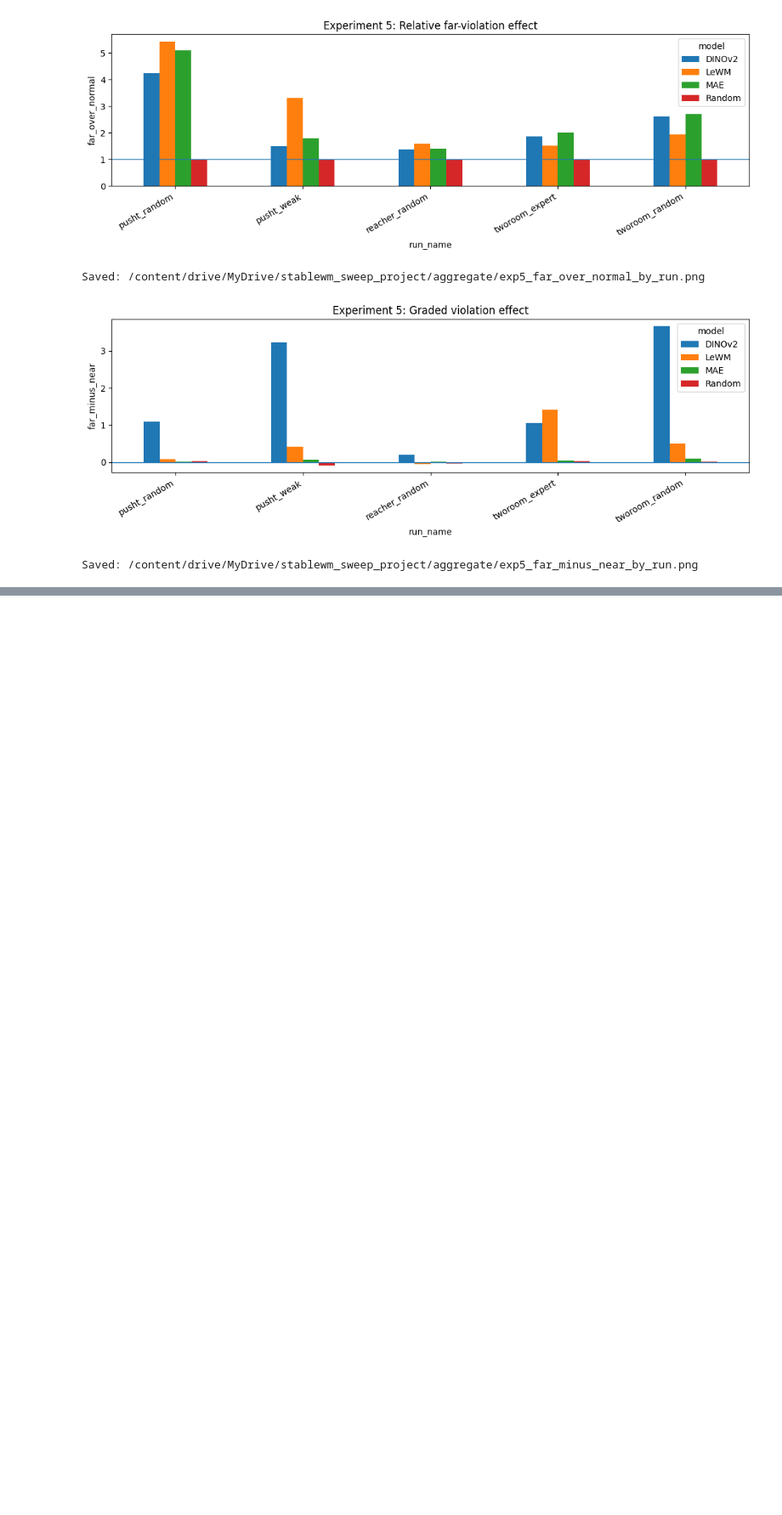
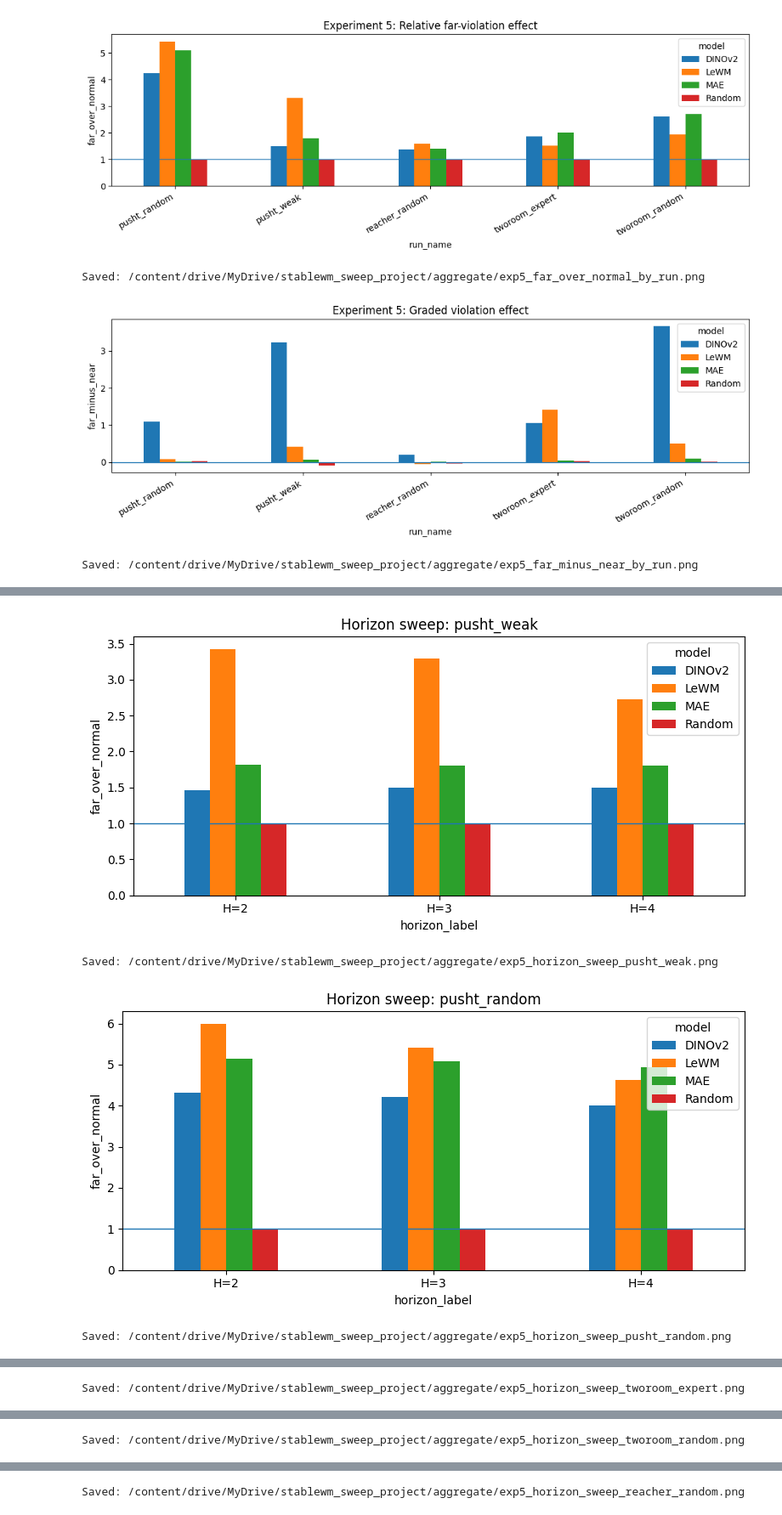
Before and after one commit to DanielEnriq/compcogsci-worldmodels, a Jupyter notebook: ccs_clean_2.ipynb, the cells around one changed output, grey strips where cells are left out. Shown at 85% size. Cells and saved outputs as stored; diff of their text form; code cells hidden in the pictures; blank space fills up the shorter version.

```diff
--- a/ccs_clean_2.ipynb
+++ b/ccs_clean_2.ipynb
@@ -1904,0 +2433,32 @@ Saved: /content/drive/MyDrive/stablewm_sweep_project/aggregate/exp5_far_minus_ne
+# %%
+# Plot horizon sweep: far_over_normal
+
+plot_df = horizon_effects_all.copy()
+plot_df["horizon_label"] = "H=" + plot_df["history_size"].astype(str)
+
+for run_name in plot_df["run_name"].unique():
+    sub = plot_df[plot_df["run_name"] == run_name]
+
+    pivot = sub.pivot_table(
+        index="horizon_label",
+        columns="model",
+        values="far_over_normal",
+    )
+
+    ax = pivot.plot(kind="bar", figsize=(8, 4))
+    ax.axhline(1.0, linewidth=1)
+    ax.set_ylabel("far_over_normal")
+    ax.set_title(f"Horizon sweep: {run_name}")
+    plt.xticks(rotation=0)
+    plt.tight_layout()
+
+    out_path = AGG_DIR / f"exp5_horizon_sweep_{run_name}.png"
+    plt.savefig(out_path, dpi=200)
+    plt.show()
+
+    print("Saved:", out_path)
+# %% [output]
+[figure, added]
+Saved: /content/drive/MyDrive/stablewm_sweep_project/aggregate/exp5_horizon_sweep_pusht_weak.png
+[figure, added]
+Saved: /content/drive/MyDrive/stablewm_sweep_project/aggregate/exp5_horizon_sweep_pusht_random.png
@@ -1904,0 +2466 @@ Saved: /content/drive/MyDrive/stablewm_sweep_project/aggregate/exp5_far_minus_ne
+Saved: /content/drive/MyDrive/stablewm_sweep_project/aggregate/exp5_horizon_sweep_tworoom_expert.png
@@ -1904,0 +2468 @@ Saved: /content/drive/MyDrive/stablewm_sweep_project/aggregate/exp5_far_minus_ne
+Saved: /content/drive/MyDrive/stablewm_sweep_project/aggregate/exp5_horizon_sweep_tworoom_random.png
@@ -1904,0 +2470 @@ Saved: /content/drive/MyDrive/stablewm_sweep_project/aggregate/exp5_far_minus_ne
+Saved: /content/drive/MyDrive/stablewm_sweep_project/aggregate/exp5_horizon_sweep_reacher_random.png
```
Also changed, not shown: parts of 31 cells of this notebook, 4 other files.
